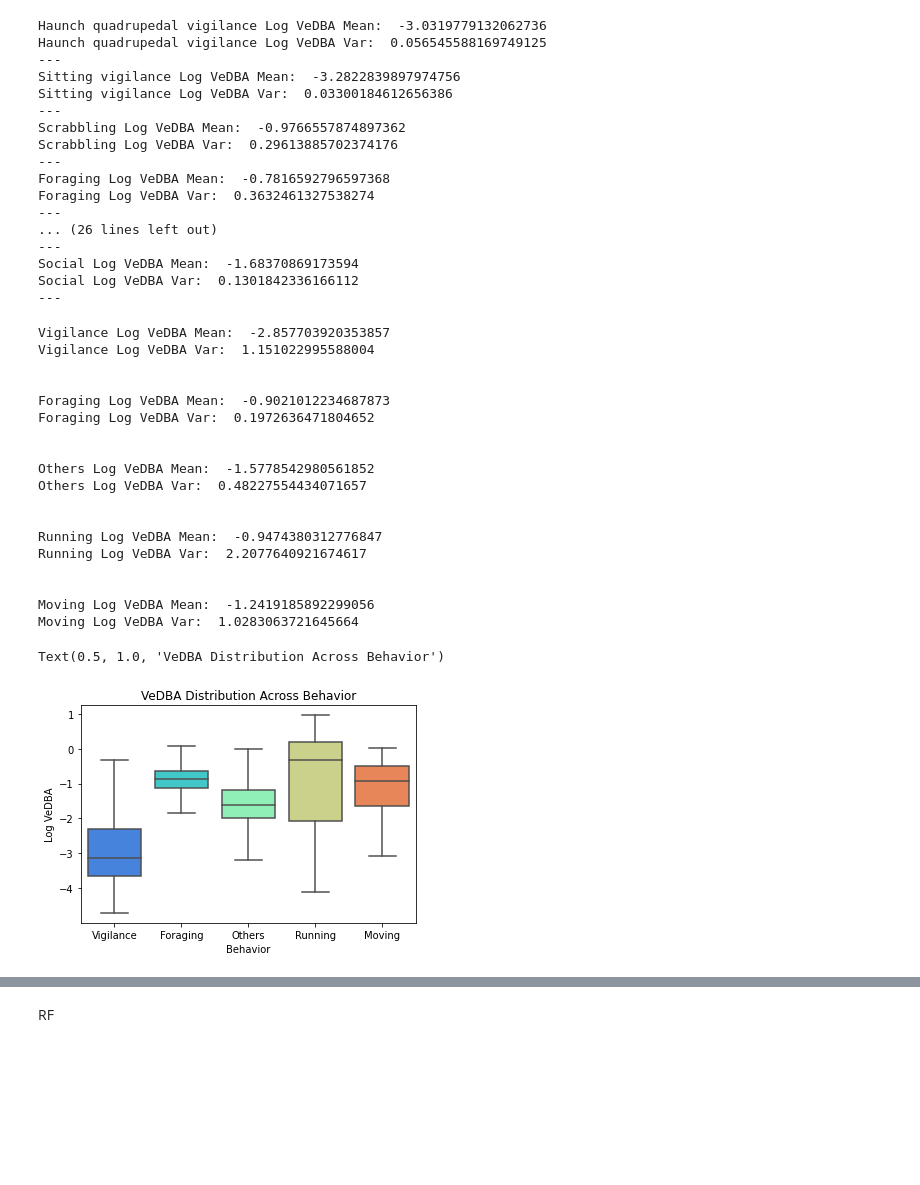
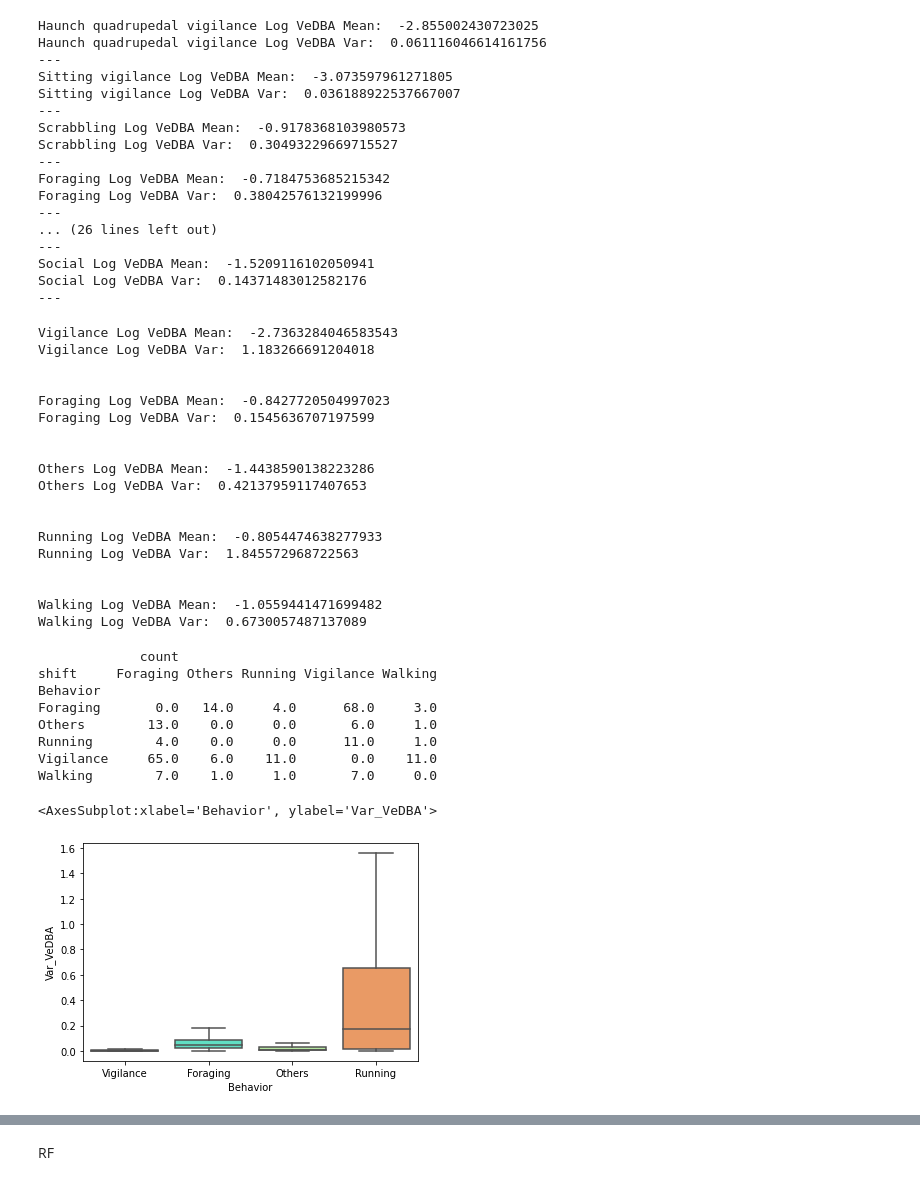
Before and after one commit to amlan-nayak/meerkat-box, a Jupyter notebook: Model_training.ipynb, the cells around one changed output, grey strips where cells are left out. Cells and saved outputs as stored; diff of their text form; code cells hidden in the pictures; blank space fills up the shorter version.

```diff
--- a/Model_training.ipynb
+++ b/Model_training.ipynb
@@ -16,7 +16,7 @@ df = pd.read_csv(data_file, index_col=0)
 df = df.reset_index(drop=True)
 
 df = df[df.Behavior != 'No observation']
-df = df[df.VeDBA > 1e-5]
+df = df[df.VeDBA > 1e-7]
 df.VeDBA  = np.log(df.VeDBA)
 df = df.rename(columns={'VeDBA': 'Log VeDBA'})
 
@@ -46,31 +46,28 @@ for i in df.Behavior.unique():
     print(str(i) + ' Log VeDBA Var: ',df.loc[df['Behavior'] == str(i),'StdNorm'].mean())
     print('---')
 # %% [output]
-Haunch quadrupedal vigilance Log VeDBA Mean:  -3.0319779132062736
-Haunch quadrupedal vigilance Log VeDBA Var:  0.056545588169749125
+Haunch quadrupedal vigilance Log VeDBA Mean:  -2.855002430723025
+Haunch quadrupedal vigilance Log VeDBA Var:  0.061116046614161756
 ---
-Sitting vigilance Log VeDBA Mean:  -3.2822839897974756
-Sitting vigilance Log VeDBA Var:  0.03300184612656386
+Sitting vigilance Log VeDBA Mean:  -3.073597961271805
+Sitting vigilance Log VeDBA Var:  0.036188922537667007
 ---
-Scrabbling Log VeDBA Mean:  -0.9766557874897362
-Scrabbling Log VeDBA Var:  0.29613885702374176
+Scrabbling Log VeDBA Mean:  -0.9178368103980573
+Scrabbling Log VeDBA Var:  0.30493229669715527
 ---
-Foraging Log VeDBA Mean:  -0.7816592796597368
-Foraging Log VeDBA Var:  0.3632461327538274
+Foraging Log VeDBA Mean:  -0.7184753685215342
+Foraging Log VeDBA Var:  0.38042576132199996
 ---
 ... (26 lines left out)
 ---
-Social Log VeDBA Mean:  -1.68370869173594
-Social Log VeDBA Var:  0.1301842336166112
+Social Log VeDBA Mean:  -1.5209116102050941
+Social Log VeDBA Var:  0.14371483012582176
 ---
 # %%
 df.loc[df['Behavior'] == 'Sitting vigilance','Behavior'] = 'Vigilance'
 df.loc[df['Behavior'] == 'Bipedal vigilance','Behavior'] = 'Vigilance'
 df.loc[df['Behavior'] == 'Haunch quadrupedal vigilance','Behavior'] = 'Vigilance'
 df.loc[df['Behavior'] == 'Standing quadrupedal vigilance','Behavior'] = 'Vigilance'
-
-df.loc[df['Behavior'] == 'Walking','Behavior'] = 'Moving'
-
 
 df.loc[df['Behavior'] == 'Scrabbling','Behavior'] = 'Foraging' #Change
 
@@ -86,30 +83,50 @@ for i in df.Behavior.unique():
     print(  str(i) + ' Log VeDBA Var: ',df.loc[df['Behavior'] == str(i),'Log VeDBA'].var())
     print('\n')
 # %% [output]
-Vigilance Log VeDBA Mean:  -2.857703920353857
-Vigilance Log VeDBA Var:  1.151022995588004
+Vigilance Log VeDBA Mean:  -2.7363284046583543
+Vigilance Log VeDBA Var:  1.183266691204018
 
 
-Foraging Log VeDBA Mean:  -0.9021012234687873
-Foraging Log VeDBA Var:  0.1972636471804652
+Foraging Log VeDBA Mean:  -0.8427720504997023
+Foraging Log VeDBA Var:  0.1545636707197599
 
 
-Others Log VeDBA Mean:  -1.5778542980561852
-Others Log VeDBA Var:  0.48227554434071657
+Others Log VeDBA Mean:  -1.4438590138223286
+Others Log VeDBA Var:  0.42137959117407653
 
 
-Running Log VeDBA Mean:  -0.9474380312776847
-Running Log VeDBA Var:  2.2077640921674617
+Running Log VeDBA Mean:  -0.8054474638277933
+Running Log VeDBA Var:  1.845572968722563
 
 
-Moving Log VeDBA Mean:  -1.2419185892299056
-Moving Log VeDBA Var:  1.0283063721645664
+Walking Log VeDBA Mean:  -1.0559441471699482
+Walking Log VeDBA Var:  0.6730057487137089
+# %%
+df['shift'] = df['Behavior'].shift(-1)
+a = df.loc[:,['Behavior','shift']]
+df.drop(['shift'],axis=1,inplace=True)
+a = a[a['Behavior']!=a['shift']]
+a['count'] = 1
+print(a.groupby(['Behavior','shift']).count().unstack().fillna(0))
+# %% [output]
+             count
+shift     Foraging Others Running Vigilance Walking
+Behavior
+Foraging       0.0   14.0     4.0      68.0     3.0
+Others        13.0    0.0     0.0       6.0     1.0
+Running        4.0    0.0     0.0      11.0     1.0
+Vigilance     65.0    6.0    11.0       0.0    11.0
+Walking        7.0    1.0     1.0       7.0     0.0
+# %%
+df.loc[df['Behavior'] == 'Walking','Behavior'] = 'Foraging'
 # %%
 import seaborn as sns
 
+#MAKE VIOLIN PLOTS
+
 fig,ax = plt.subplots()
-sns.boxplot(x='Behavior',y='Log VeDBA',data=df[['Behavior','Log VeDBA']], palette='rainbow',showfliers=False)
-plt.title("VeDBA Distribution Across Behavior")
+sns.boxplot(x='Behavior',y='Var_VeDBA',data=df[['Behavior','Var_VeDBA']], palette='rainbow',showfliers=False)
+#plt.title("VeDBA Distribution Across Behavior")
 # %% [output]
-Text(0.5, 1.0, 'VeDBA Distribution Across Behavior')
+<AxesSubplot:xlabel='Behavior', ylabel='Var_VeDBA'>
-[figure, old version]
+[figure, new version]
```
Also changed, not shown: parts of 18 cells of this notebook, 13 other files.
